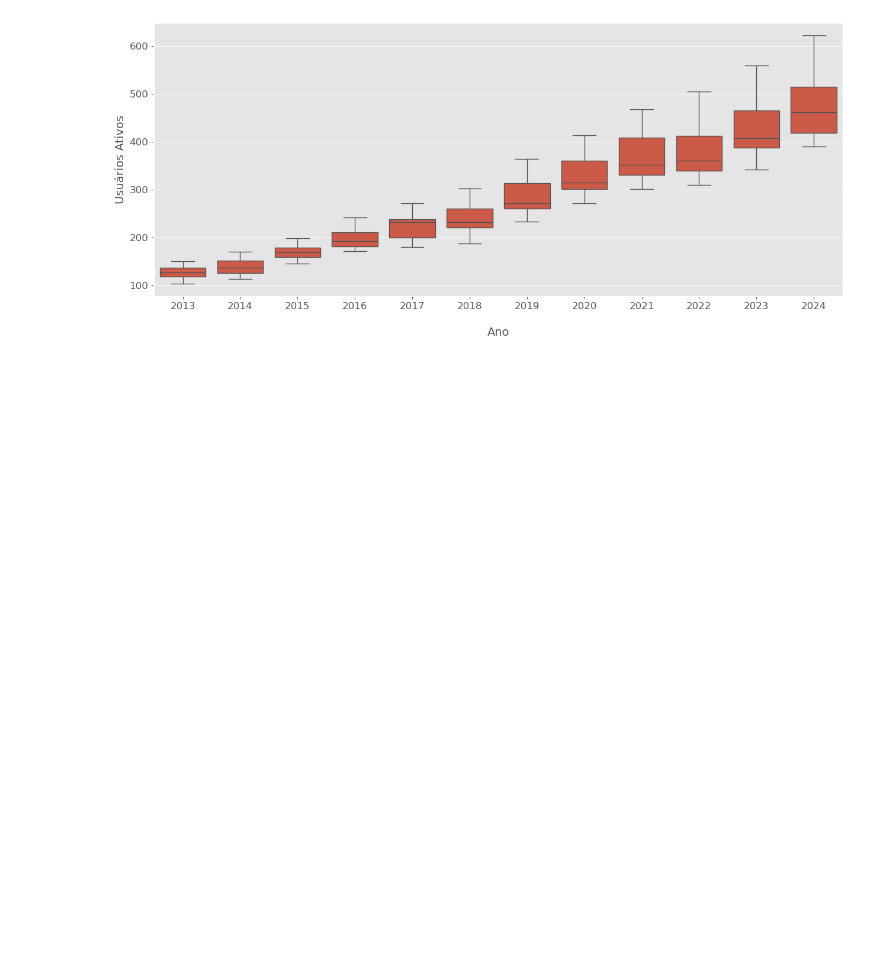
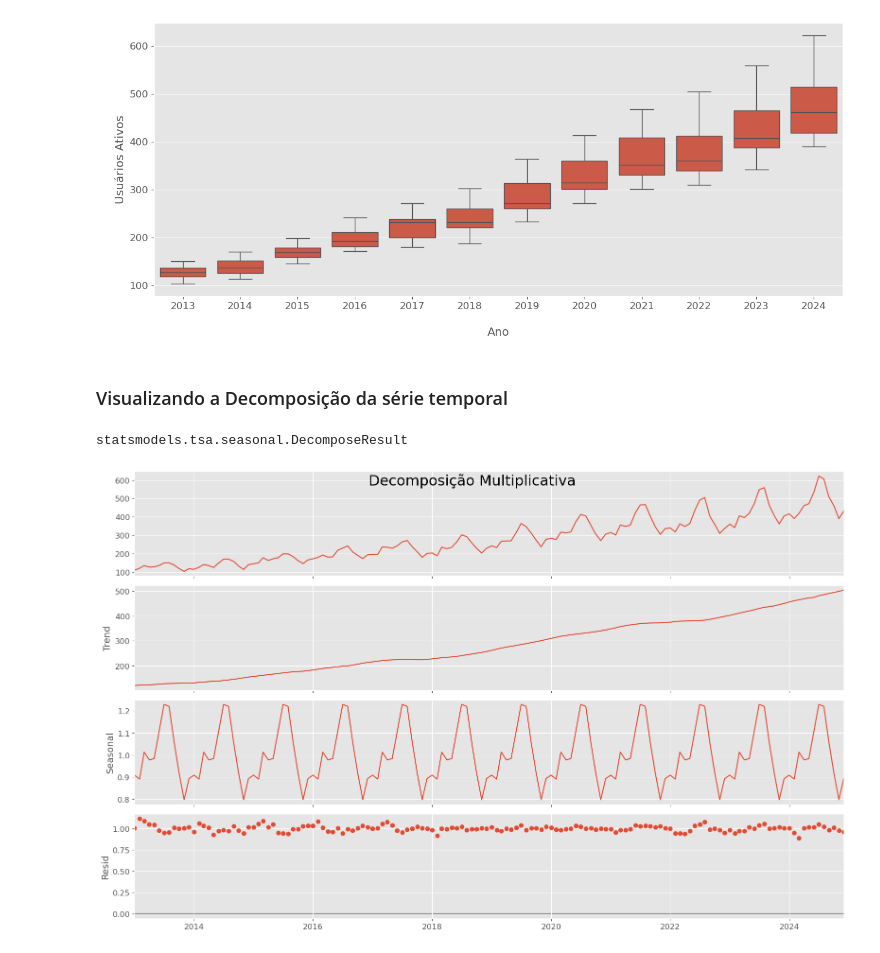
Before and after one commit to jrcomitre/Prever-Usuarios-Ativos-em-Web-Site, a Jupyter notebook: forecast_active_users.ipynb, the cells around one changed output. Saved outputs shown, nothing was run; the diff lists cells and outputs as text; code cells hidden in the pictures; blank space fills up the shorter version.

Commit message:
decomposicao multiplicativa

```diff
--- a/forecast_active_users.ipynb
+++ b/forecast_active_users.ipynb
@@ -198,3 +198,22 @@ plt.ylabel('\nUsuários Ativos')
 # %% [output]
 Text(0, 0.5, '\nUsuários Ativos')
 [figure]
+# %% [markdown]
+### Visualizando a Decomposição da série temporal
+# %%
+# Decomposição Multiplicativa
+decomposicao_multiplicativa = sm.tsa.seasonal_decompose(dados_serie,
+                                                        model= 'multiplicative',
+                                                        extrapolate_trend= 'freq')
+# %%
+# Tipo do objeto
+type(decomposicao_multiplicativa)
+# %% [output]
+statsmodels.tsa.seasonal.DecomposeResult
+# %%
+# plot
+plt.rcParams.update({'figure.figsize': (16, 10)})
+decomposicao_multiplicativa.plot().suptitle('Decomposição Multiplicativa', fontsize = 22)
+plt.show()
+# %% [output]
+[figure, added]
```
Also changed, not shown: parts of 2 cells of this notebook.
